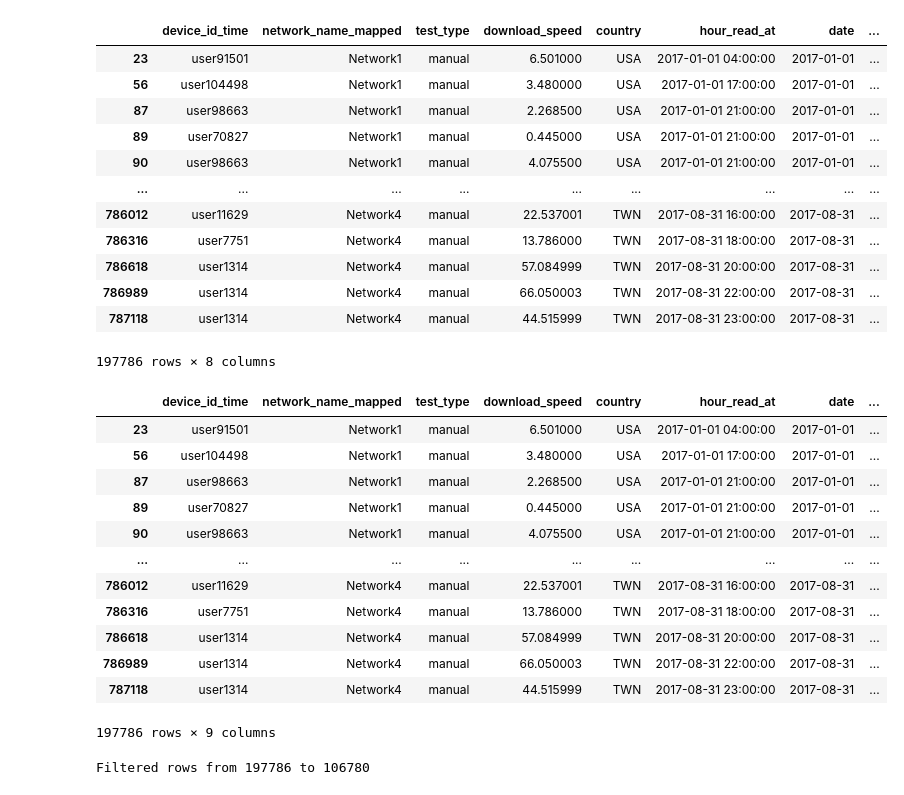
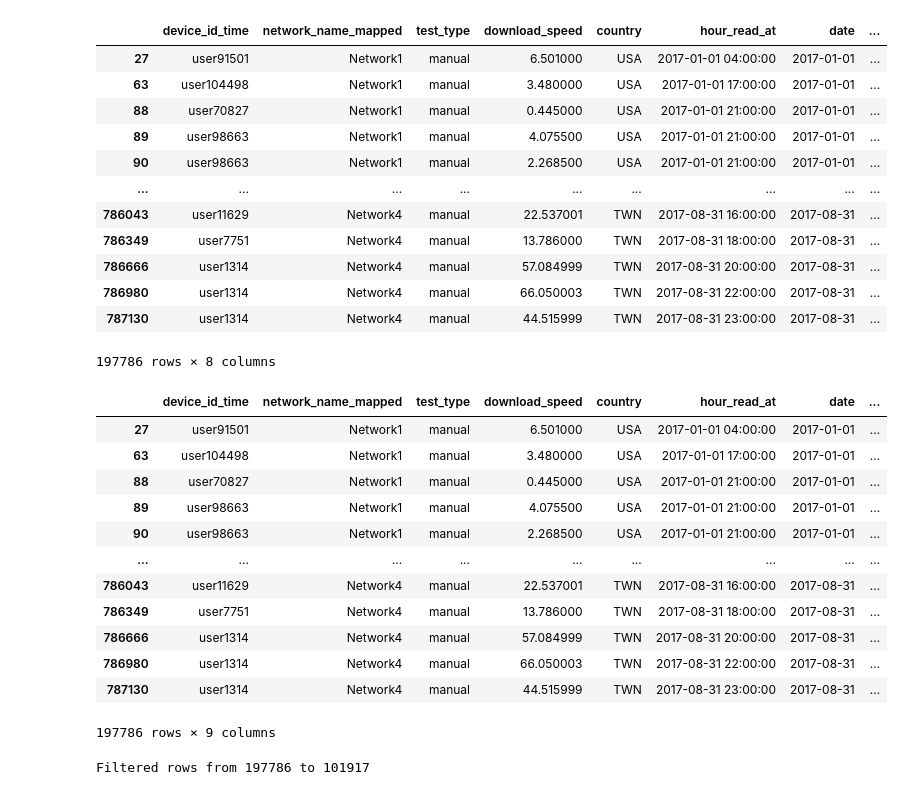
Before and after one commit to sheryllan/OpenSignal, a Jupyter notebook: part1.ipynb, the cells around one changed output. Saved outputs shown, nothing was run; the diff lists cells and outputs as text; code cells hidden in the pictures.

```diff
--- a/part1.ipynb
+++ b/part1.ipynb
@@ -64,36 +207,33 @@ This could be due to:
 # %%
-import numpy as np
-
 window_size = 10
-df_srt = df.sort_values('hour_read_at').reset_index(drop=True)
+df_srt = df.sort_values(['hour_read_at', 'test_type']).reset_index(drop=True)
 mv_avg_dfs = []
 for _, df_nw in df_srt.groupby('network_name_mapped'):
     is_auto = df_nw['test_type'] == 'automatic'
     df_auto = df_nw[is_auto]
     mv_avg_auto = df_auto['download_speed'].rolling(window_size, min_periods=1).mean()
     mv_avg_ffill = mv_avg_auto.reindex(df_nw.index).ffill()
     df_avg_man = df_nw.assign(mv_avg=mv_avg_ffill)[~is_auto]
 
     # fill the missing moving average of auto tests with that of the manual tests
     mv_avg_man = df_avg_man['download_speed'].rolling(window_size, min_periods=1).mean()
     df_avg_man['mv_avg'].fillna(mv_avg_man, inplace=True)
     mv_avg_dfs.append(df_avg_man)
 
 df_man = pd.concat(mv_avg_dfs)
 df_man
-# mv_avg_dfs[1].head(30)
 # %% [output]
 |  | device_id_time | network_name_mapped | test_type | download_speed | country | hour_read_at | date | ... |
-| 23 | user91501 | Network1 | manual | 6.501000 | USA | 2017-01-01 04:00:00 | 2017-01-01 | ... |
-| 56 | user104498 | Network1 | manual | 3.480000 | USA | 2017-01-01 17:00:00 | 2017-01-01 | ... |
-| 87 | user98663 | Network1 | manual | 2.268500 | USA | 2017-01-01 21:00:00 | 2017-01-01 | ... |
-| 89 | user70827 | Network1 | manual | 0.445000 | USA | 2017-01-01 21:00:00 | 2017-01-01 | ... |
-| 90 | user98663 | Network1 | manual | 4.075500 | USA | 2017-01-01 21:00:00 | 2017-01-01 | ... |
+| 27 | user91501 | Network1 | manual | 6.501000 | USA | 2017-01-01 04:00:00 | 2017-01-01 | ... |
+| 63 | user104498 | Network1 | manual | 3.480000 | USA | 2017-01-01 17:00:00 | 2017-01-01 | ... |
+| 88 | user70827 | Network1 | manual | 0.445000 | USA | 2017-01-01 21:00:00 | 2017-01-01 | ... |
+| 89 | user98663 | Network1 | manual | 4.075500 | USA | 2017-01-01 21:00:00 | 2017-01-01 | ... |
+| 90 | user98663 | Network1 | manual | 2.268500 | USA | 2017-01-01 21:00:00 | 2017-01-01 | ... |
 | ... | ... | ... | ... | ... | ... | ... | ... | ... |
-| 786012 | user11629 | Network4 | manual | 22.537001 | TWN | 2017-08-31 16:00:00 | 2017-08-31 | ... |
-| 786316 | user7751 | Network4 | manual | 13.786000 | TWN | 2017-08-31 18:00:00 | 2017-08-31 | ... |
-| 786618 | user1314 | Network4 | manual | 57.084999 | TWN | 2017-08-31 20:00:00 | 2017-08-31 | ... |
-| 786989 | user1314 | Network4 | manual | 66.050003 | TWN | 2017-08-31 22:00:00 | 2017-08-31 | ... |
-| 787118 | user1314 | Network4 | manual | 44.515999 | TWN | 2017-08-31 23:00:00 | 2017-08-31 | ... |
+| 786043 | user11629 | Network4 | manual | 22.537001 | TWN | 2017-08-31 16:00:00 | 2017-08-31 | ... |
+| 786349 | user7751 | Network4 | manual | 13.786000 | TWN | 2017-08-31 18:00:00 | 2017-08-31 | ... |
+| 786666 | user1314 | Network4 | manual | 57.084999 | TWN | 2017-08-31 20:00:00 | 2017-08-31 | ... |
+| 786980 | user1314 | Network4 | manual | 66.050003 | TWN | 2017-08-31 22:00:00 | 2017-08-31 | ... |
+| 787130 | user1314 | Network4 | manual | 44.515999 | TWN | 2017-08-31 23:00:00 | 2017-08-31 | ... |
 197786 rows × 8 columns
 # %%
@@ -118,7 +257,6 @@ for df_nw in mv_avg_dfs:
     is_anomalous = gb.apply(lambda x: is_out_cflevel(x['download_speed'], x['download_speed'].mean())
                                 if x['is_anomalous'].all() else x['is_anomalous'])
     is_anomalous = is_anomalous.reset_index(0, drop=True)
-    ann.append(is_anomalous)
     df_nw['is_anomalous'] = is_anomalous
     filter_dfs.append(df_nw)
 
@@ -126,23 +264,23 @@ df_man = pd.concat(filter_dfs)
 df_man
 # %% [output]
 |  | device_id_time | network_name_mapped | test_type | download_speed | country | hour_read_at | date | ... |
-| 23 | user91501 | Network1 | manual | 6.501000 | USA | 2017-01-01 04:00:00 | 2017-01-01 | ... |
-| 56 | user104498 | Network1 | manual | 3.480000 | USA | 2017-01-01 17:00:00 | 2017-01-01 | ... |
-| 87 | user98663 | Network1 | manual | 2.268500 | USA | 2017-01-01 21:00:00 | 2017-01-01 | ... |
-| 89 | user70827 | Network1 | manual | 0.445000 | USA | 2017-01-01 21:00:00 | 2017-01-01 | ... |
-| 90 | user98663 | Network1 | manual | 4.075500 | USA | 2017-01-01 21:00:00 | 2017-01-01 | ... |
+| 27 | user91501 | Network1 | manual | 6.501000 | USA | 2017-01-01 04:00:00 | 2017-01-01 | ... |
+| 63 | user104498 | Network1 | manual | 3.480000 | USA | 2017-01-01 17:00:00 | 2017-01-01 | ... |
+| 88 | user70827 | Network1 | manual | 0.445000 | USA | 2017-01-01 21:00:00 | 2017-01-01 | ... |
+| 89 | user98663 | Network1 | manual | 4.075500 | USA | 2017-01-01 21:00:00 | 2017-01-01 | ... |
+| 90 | user98663 | Network1 | manual | 2.268500 | USA | 2017-01-01 21:00:00 | 2017-01-01 | ... |
 | ... | ... | ... | ... | ... | ... | ... | ... | ... |
-| 786012 | user11629 | Network4 | manual | 22.537001 | TWN | 2017-08-31 16:00:00 | 2017-08-31 | ... |
-| 786316 | user7751 | Network4 | manual | 13.786000 | TWN | 2017-08-31 18:00:00 | 2017-08-31 | ... |
-| 786618 | user1314 | Network4 | manual | 57.084999 | TWN | 2017-08-31 20:00:00 | 2017-08-31 | ... |
-| 786989 | user1314 | Network4 | manual | 66.050003 | TWN | 2017-08-31 22:00:00 | 2017-08-31 | ... |
-| 787118 | user1314 | Network4 | manual | 44.515999 | TWN | 2017-08-31 23:00:00 | 2017-08-31 | ... |
+| 786043 | user11629 | Network4 | manual | 22.537001 | TWN | 2017-08-31 16:00:00 | 2017-08-31 | ... |
+| 786349 | user7751 | Network4 | manual | 13.786000 | TWN | 2017-08-31 18:00:00 | 2017-08-31 | ... |
+| 786666 | user1314 | Network4 | manual | 57.084999 | TWN | 2017-08-31 20:00:00 | 2017-08-31 | ... |
+| 786980 | user1314 | Network4 | manual | 66.050003 | TWN | 2017-08-31 22:00:00 | 2017-08-31 | ... |
+| 787130 | user1314 | Network4 | manual | 44.515999 | TWN | 2017-08-31 23:00:00 | 2017-08-31 | ... |
 197786 rows × 9 columns
 # %%
 df_man_flt = df_man[~df_man['is_anomalous']]
 print(f'Filtered rows from {len(df_man)} to {len(df_man_flt)}')
 # %% [output]
-Filtered rows from 197786 to 106780
+Filtered rows from 197786 to 101917
 # %%
 df_auto = df[df['test_type'] == 'automatic']
 df_flt = pd.concat([df_auto, df_man_flt])
```
Also changed, not shown: parts of 28 cells of this notebook.
